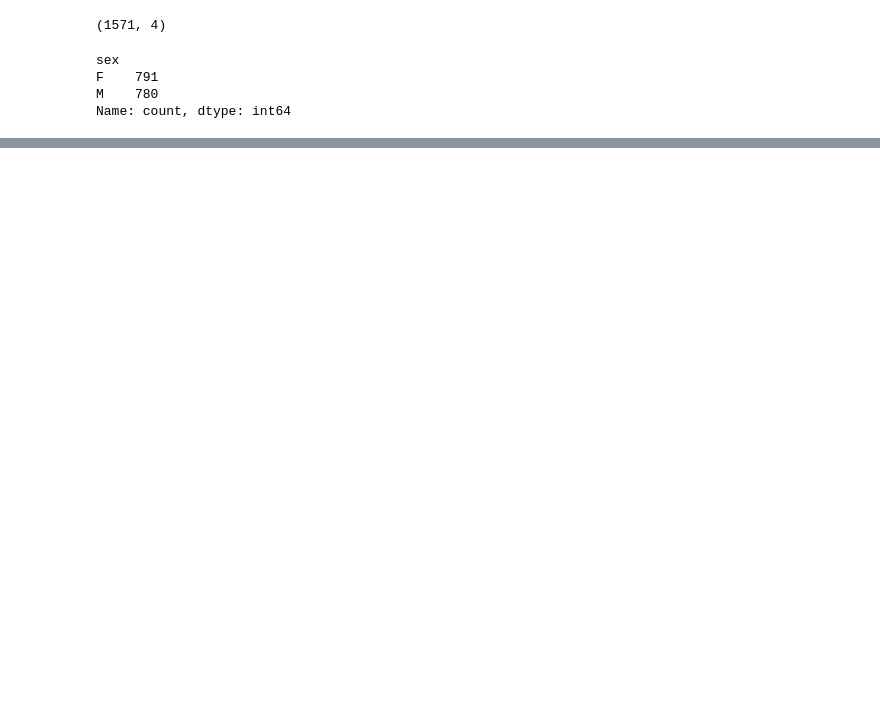
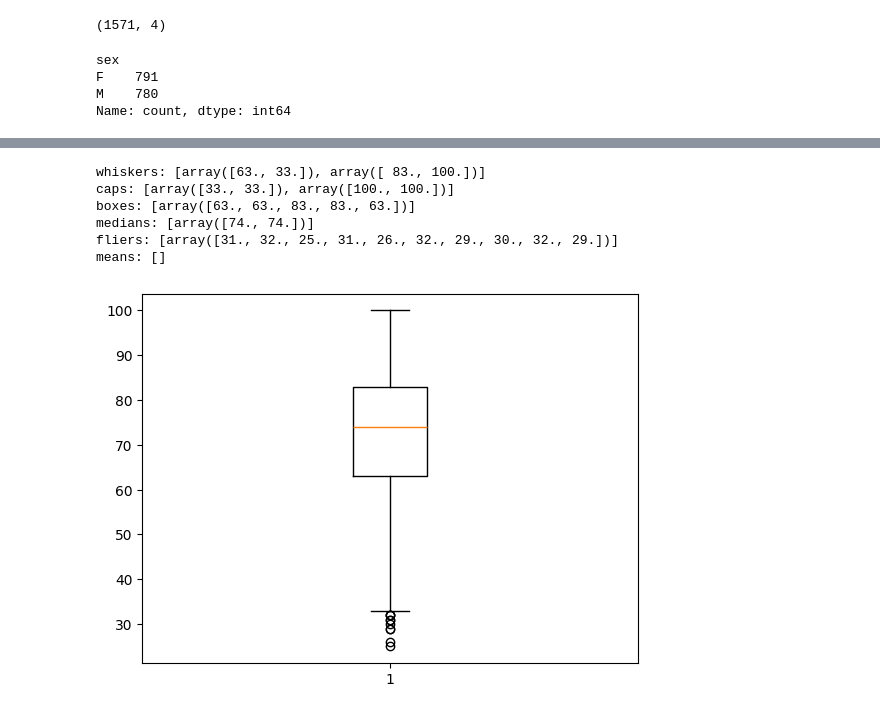
Before and after one commit to CinthiaNagahama/MMC_AP_Trabalho, a Jupyter notebook: Modulo_2/Dev/cinthia/exploration.ipynb, the cells around one changed output, grey strips where cells are left out. Cells and saved outputs as stored; diff of their text form; code cells hidden in the pictures; blank space fills up the shorter version.

```diff
--- a/Modulo_2/Dev/cinthia/exploration.ipynb
+++ b/Modulo_2/Dev/cinthia/exploration.ipynb
@@ -87,0 +108,13 @@ plt.show()
+# %%
+box = plt.boxplot(df_md_patients['age'])
+for feature, values in box.items():
+    print(f'{feature}: {[item.get_ydata() for item in values]}')
+plt.show()
+# %% [output]
+whiskers: [array([63., 33.]), array([ 83., 100.])]
+caps: [array([33., 33.]), array([100., 100.])]
+boxes: [array([63., 63., 83., 83., 63.])]
+medians: [array([74., 74.])]
+fliers: [array([31., 32., 25., 31., 26., 32., 29., 30., 32., 29.])]
+means: []
+[figure, added]
```
Also changed, not shown: parts of 6 cells of this notebook, 5 other files.
